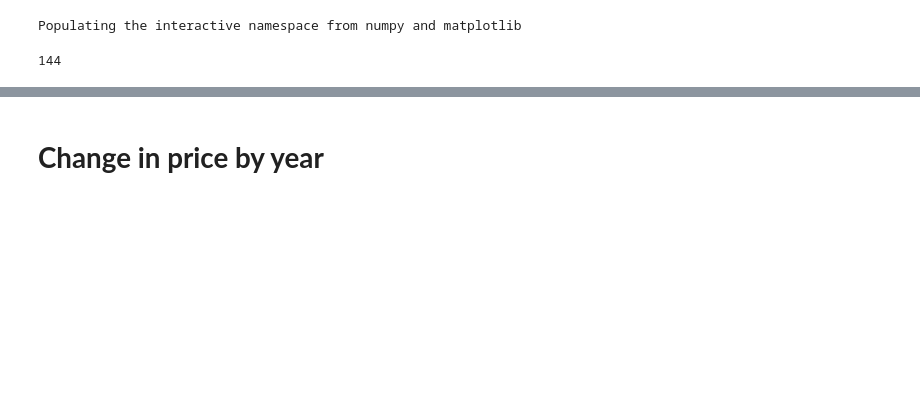
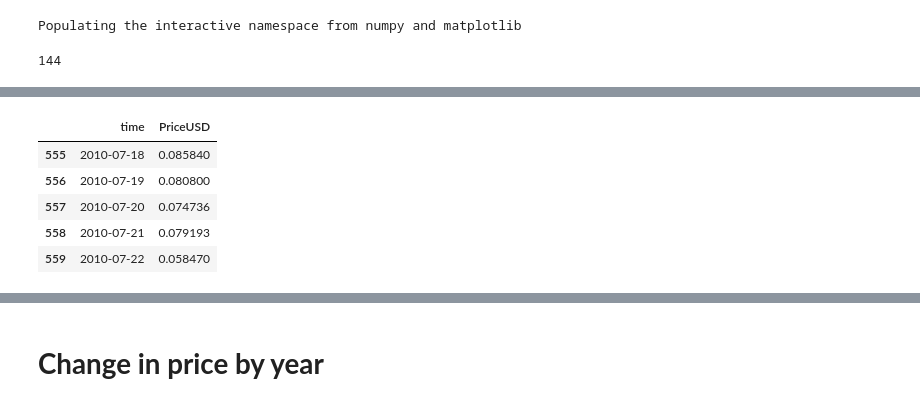
Before and after one commit to ostapkharysh/CryptocurrencyPredictionOnFundamentalData, a Jupyter notebook: Cryptoasset_price.ipynb, the cells around one changed output, grey strips where cells are left out. Saved outputs shown, nothing was run; the diff lists cells and outputs as text; code cells hidden in the pictures; blank space fills up the shorter version.

```diff
--- a/Cryptoasset_price.ipynb
+++ b/Cryptoasset_price.ipynb
@@ -282,0 +172,9 @@ def make_dataset_from_ts(d, num_x=10, value=None):
+# %%
+btc[['time', 'PriceUSD']].head()
+# %% [output]
+|  | time | PriceUSD |
+| 555 | 2010-07-18 | 0.085840 |
+| 556 | 2010-07-19 | 0.080800 |
+| 557 | 2010-07-20 | 0.074736 |
+| 558 | 2010-07-21 | 0.079193 |
+| 559 | 2010-07-22 | 0.058470 |
```
Also changed, not shown: parts of 79 cells of this notebook.
